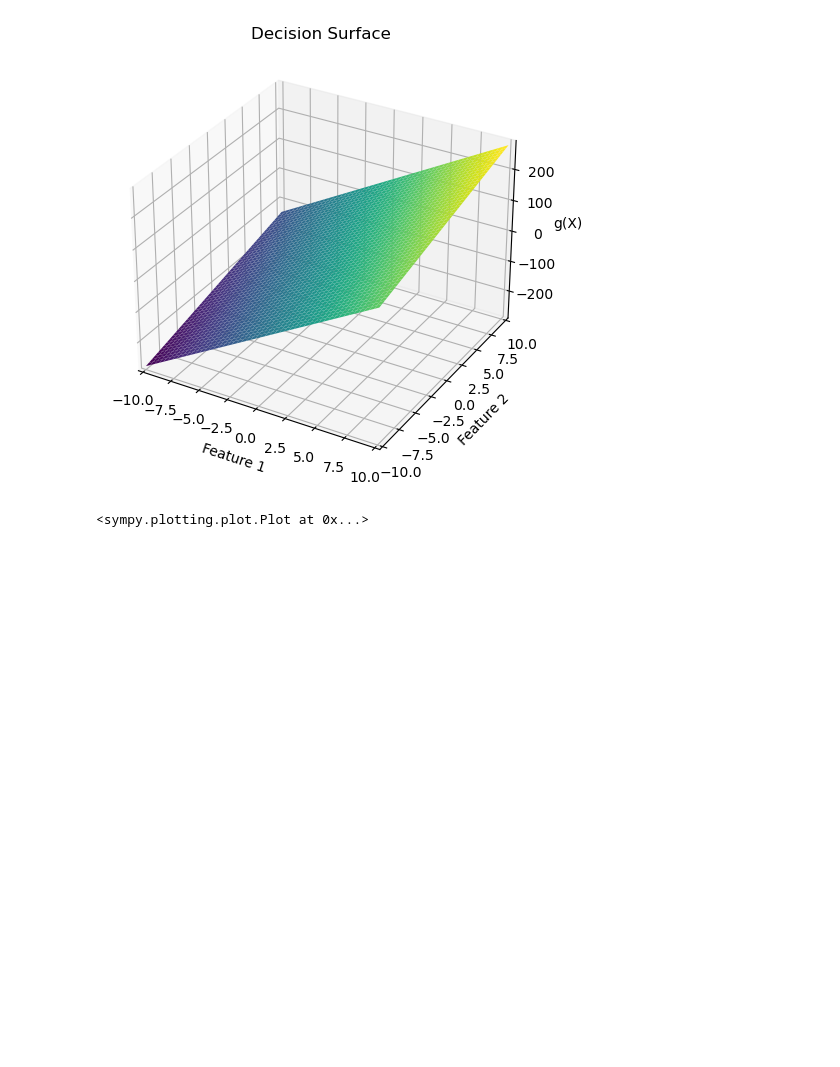
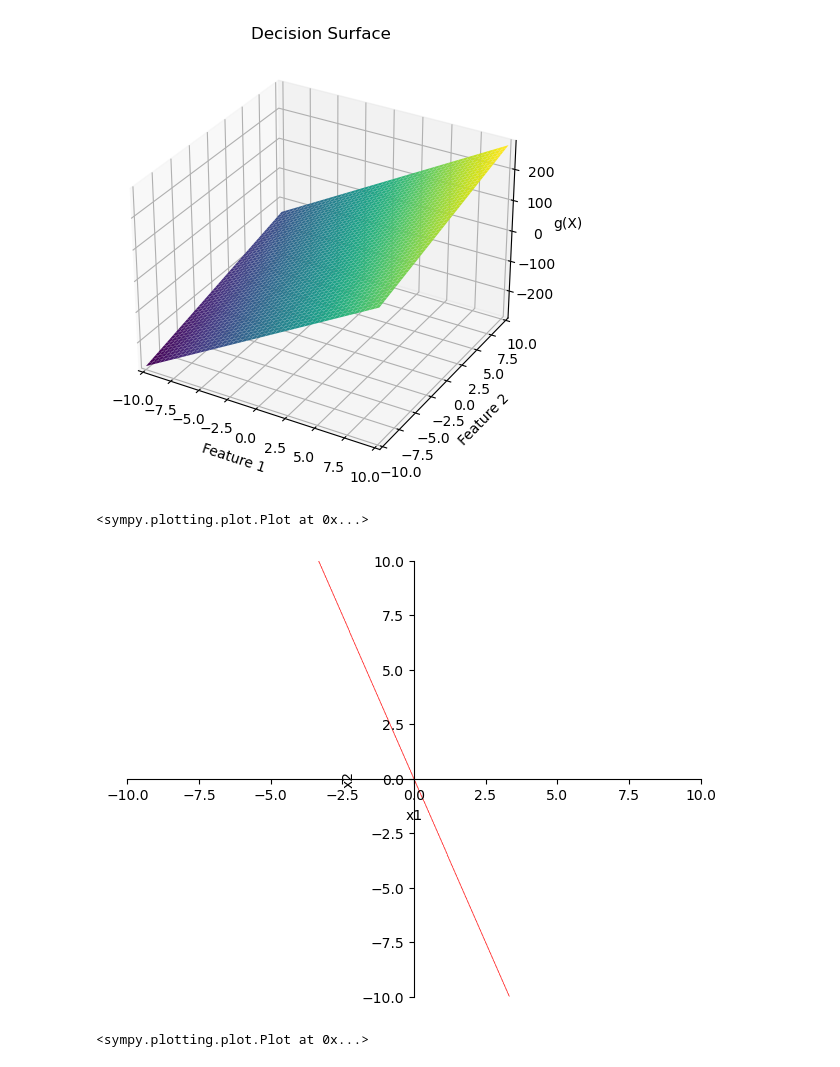
Before and after one commit to Vishnuteja-Surla/Pattern-Recognition-and-Machine-Learning, a Jupyter notebook: Lab-7/CS21B2037_Q2.ipynb, the cells around one changed output. Saved outputs shown, nothing was run; the diff lists cells and outputs as text; code cells hidden in the pictures; blank space fills up the shorter version.

Commit message:
Plotting the projections of Decision boundaries on 2d plane

```diff
--- a/Lab-7/CS21B2037_Q2.ipynb
+++ b/Lab-7/CS21B2037_Q2.ipynb
@@ -143,3 +143,8 @@ splt.plot3d(Z[0], (bc.X[0], -10, 10), (bc.X[1], -10, 10), title='Decision Surfac
 # %% [output]
 [figure]
 <sympy.plotting.plot.Plot at 0x...>
+# %%
+sp.plot_implicit(Z[0], (bc.X[0], -10, 10), (bc.X[1], -10, 10), show=True, line_color='red')
+# %% [output]
+[figure, added]
+<sympy.plotting.plot.Plot at 0x...>
```
Also changed, not shown: 3 other files.
